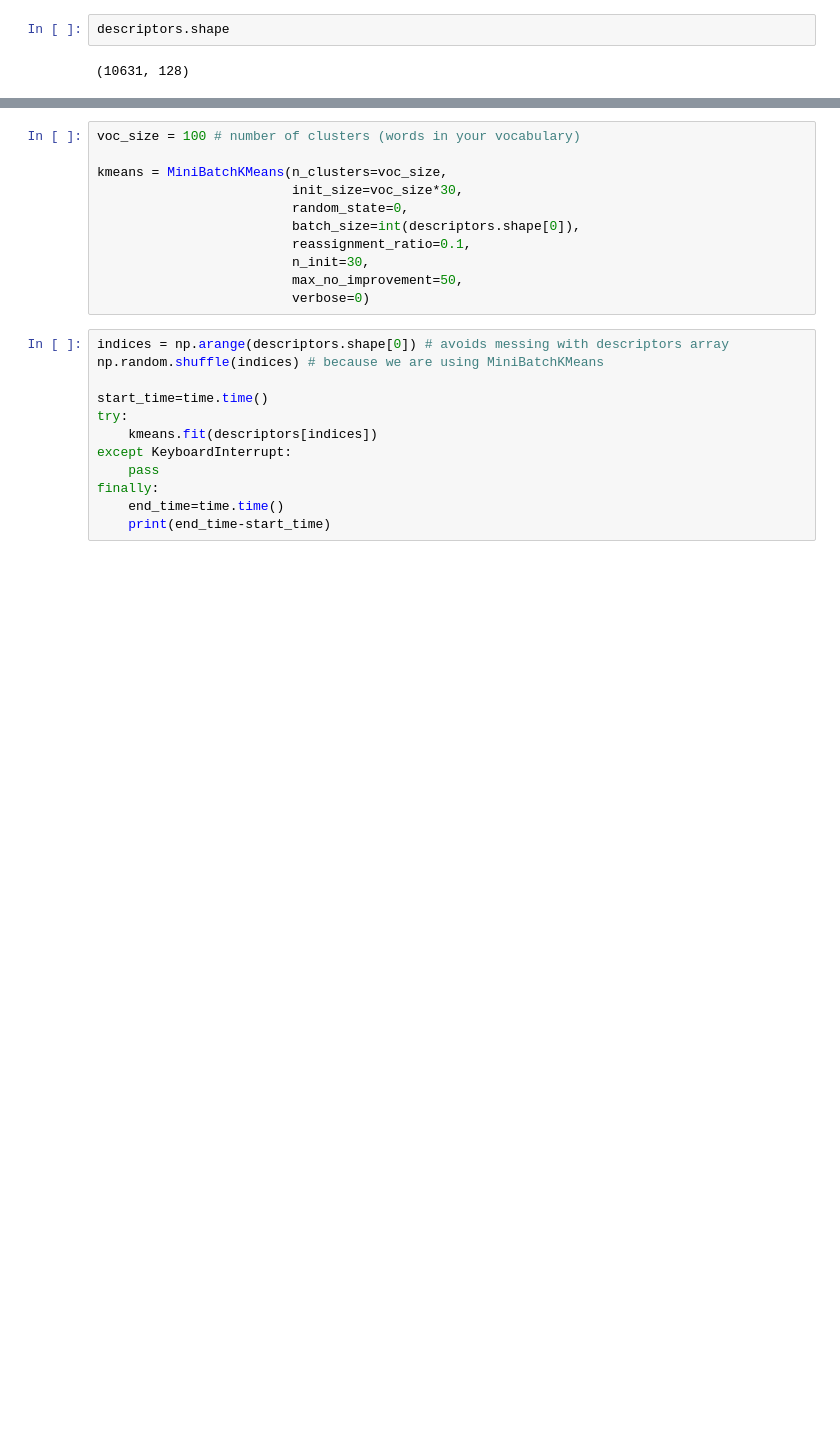
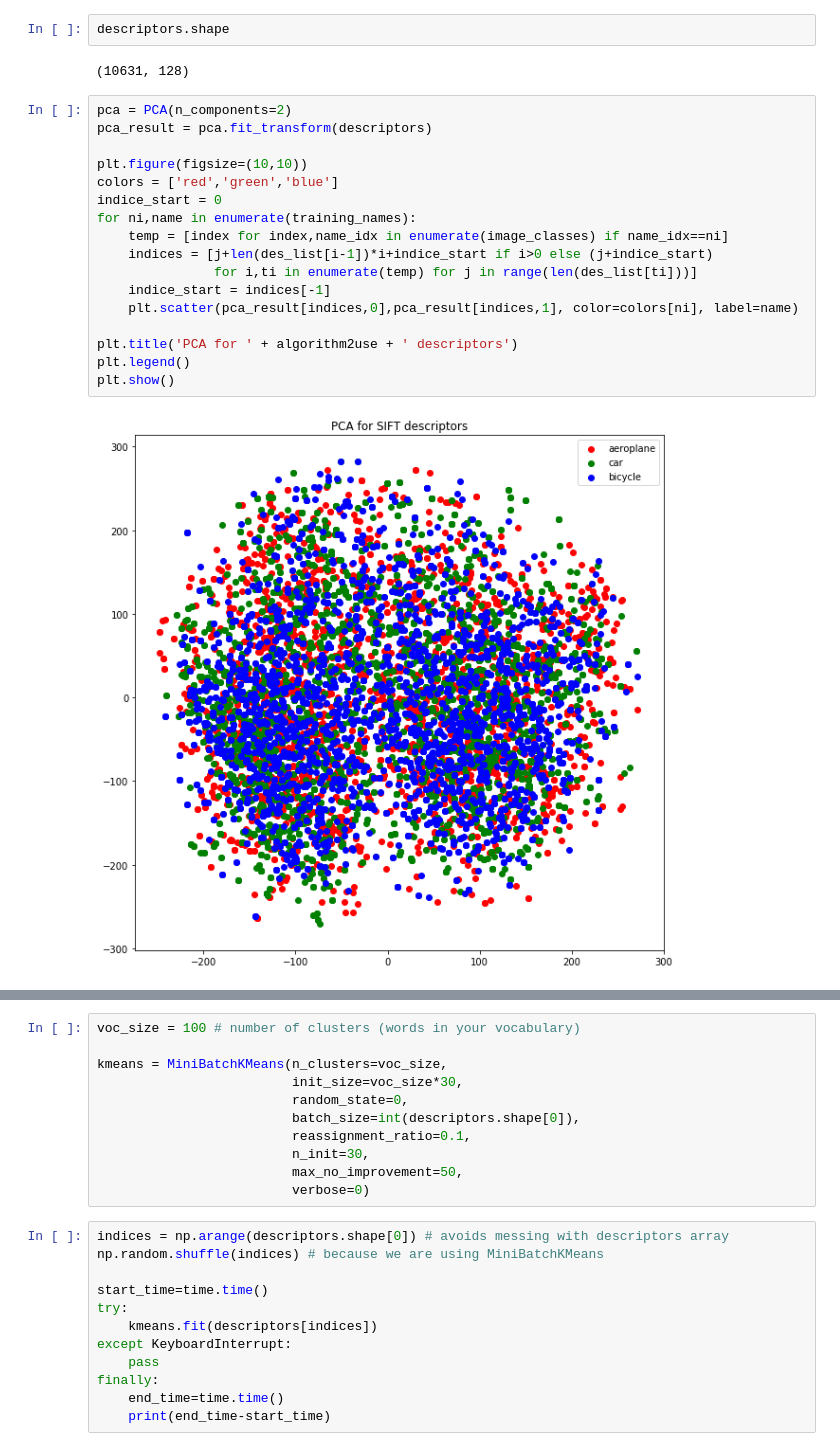
Before and after one commit to ricardodeazambuja/bag-of-words, a Jupyter notebook: Visual Bag of Words - full example.ipynb, the cells around one changed output, grey strips where cells are left out. Saved outputs shown, nothing was run; the diff lists cells and outputs as text; blank space fills up the shorter version.

Commit message:
added PCA visualization

```diff
--- a/Visual Bag of Words - full example.ipynb
+++ b/Visual Bag of Words - full example.ipynb
@@ -98,3 +104,22 @@ descriptors = np.concatenate(des_list)
 descriptors.shape
 # %% [output]
 (10631, 128)
+# %%
+pca = PCA(n_components=2)
+pca_result = pca.fit_transform(descriptors)
+
+plt.figure(figsize=(10,10))
+colors = ['red','green','blue']
+indice_start = 0
+for ni,name in enumerate(training_names):
+    temp = [index for index,name_idx in enumerate(image_classes) if name_idx==ni]
+    indices = [j+len(des_list[i-1])*i+indice_start if i>0 else (j+indice_start)
+               for i,ti in enumerate(temp) for j in range(len(des_list[ti]))]
+    indice_start = indices[-1]
+    plt.scatter(pca_result[indices,0],pca_result[indices,1], color=colors[ni], label=name)
+
+plt.title('PCA for ' + algorithm2use + ' descriptors')
+plt.legend()
+plt.show()
+# %% [output]
+[figure, added]
```
Also changed, not shown: parts of 10 cells of this notebook.
